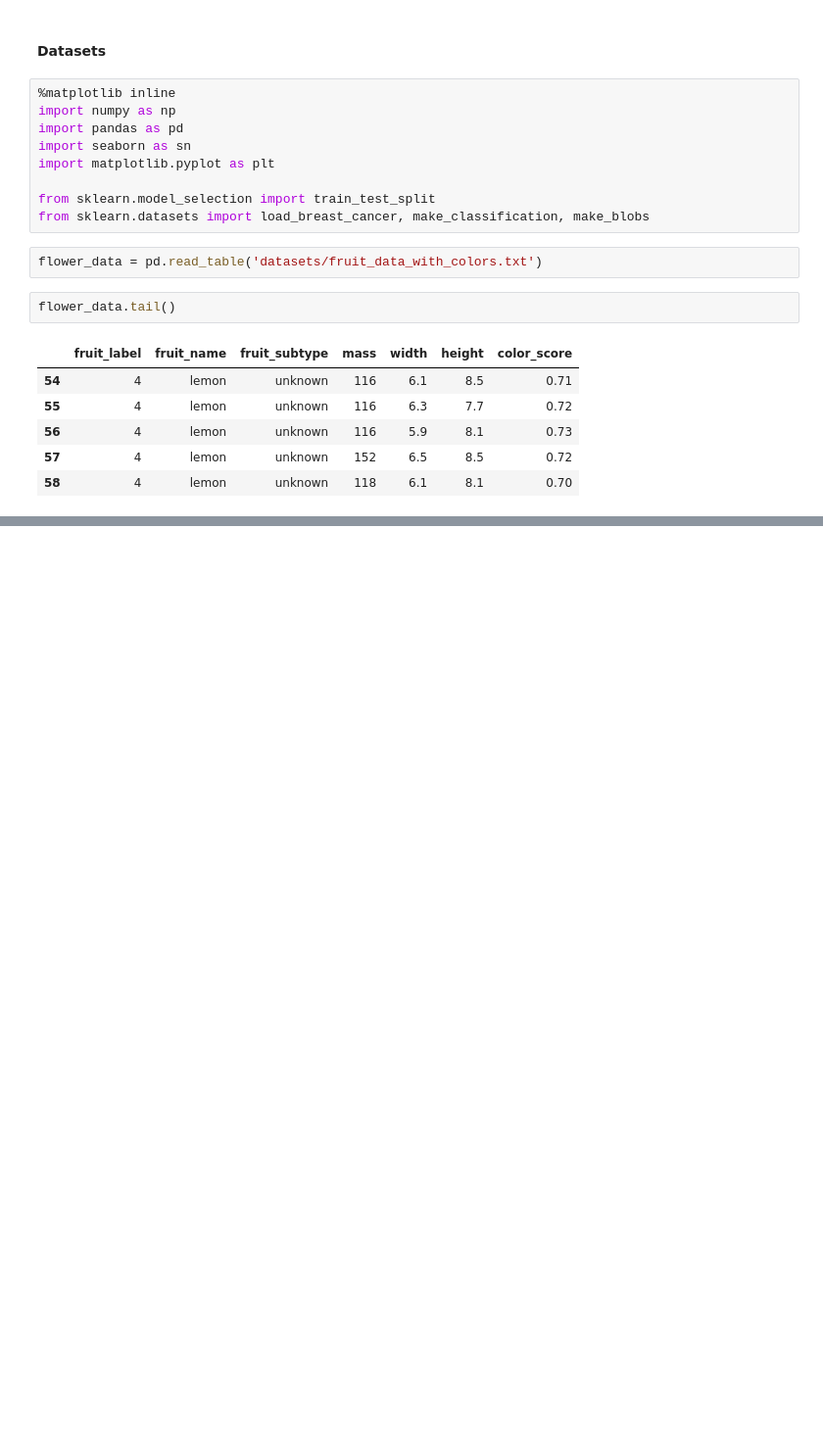
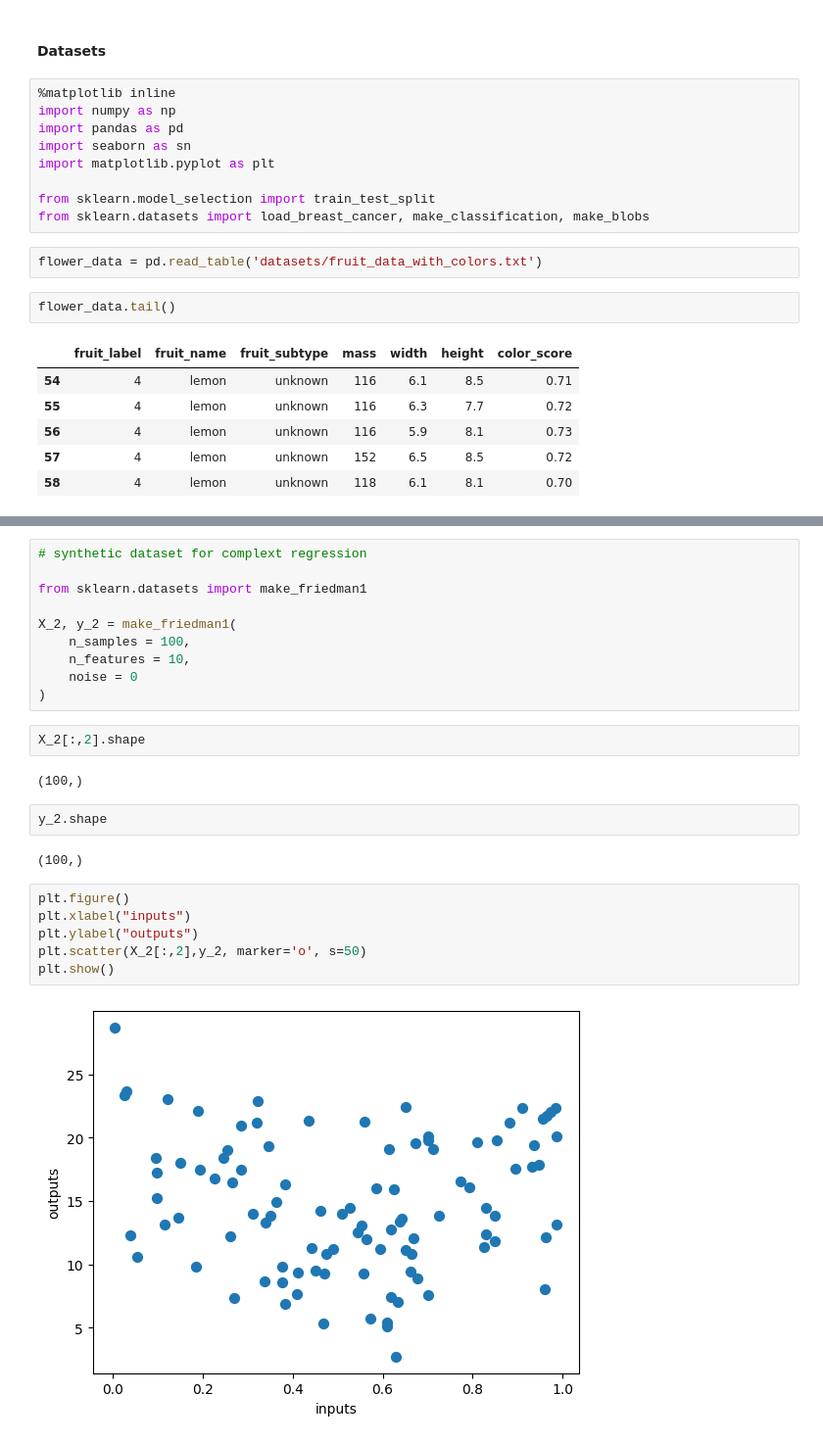
Before and after one commit to Kulekule2003/ML-notebooks, a Jupyter notebook: Supervised learning.ipynb, the cells around one changed output, grey strips where cells are left out. Shown at 98% size. Cells and saved outputs as stored; diff of their text form; blank space fills up the shorter version.

Commit message:
make_friedman1 dataset, complex regression

```diff
--- a/Supervised learning.ipynb
+++ b/Supervised learning.ipynb
@@ -43,3 +42,29 @@ plt.scatter(X_1, y_1, marker ='o', s=50)
 # %% [output]
 <matplotlib.collections.PathCollection at 0x...>
 [figure]
+# %%
+# synthetic dataset for complext regression
+
+from sklearn.datasets import make_friedman1
+
+X_2, y_2 = make_friedman1(
+    n_samples = 100,
+    n_features = 10,
+    noise = 0
+)
+# %%
+X_2[:,2].shape
+# %% [output]
+(100,)
+# %%
+y_2.shape
+# %% [output]
+(100,)
+# %%
+plt.figure()
+plt.xlabel("inputs")
+plt.ylabel("outputs")
+plt.scatter(X_2[:,2],y_2, marker='o', s=50)
+plt.show()
+# %% [output]
+[figure, added]
```
Also changed, not shown: parts of 1 cell of this notebook.
